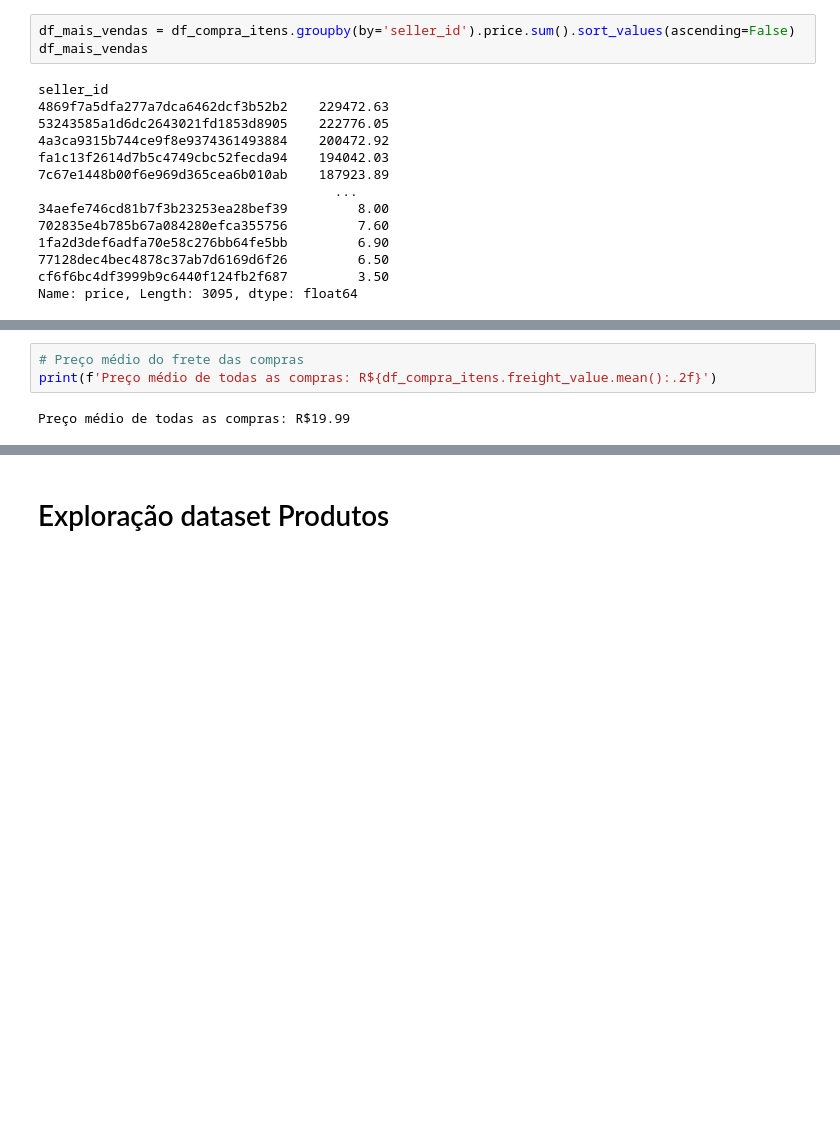
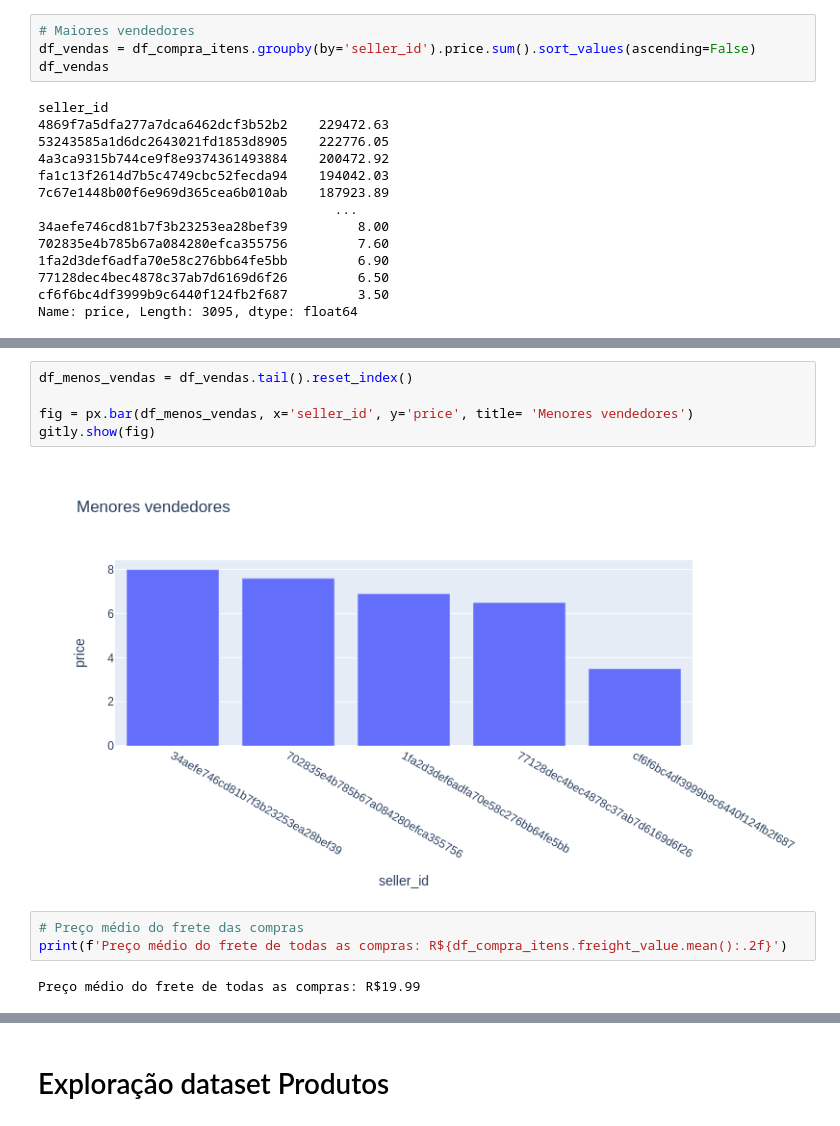
Before and after one commit to Lucas-Buk/Introducao-Ciencia-de-Dados, a Jupyter notebook: Aula_1_Exploração_Olist.ipynb, the cells around one changed output, grey strips where cells are left out. Saved outputs shown, nothing was run; the diff lists cells and outputs as text; blank space fills up the shorter version.

```diff
--- a/Aula_1_Exploração_Olist.ipynb
+++ b/Aula_1_Exploração_Olist.ipynb
@@ -111,8 +123,9 @@ print(f'Preço médio de todas as compras: R${df_compra_itens.price.mean():.2f}'
 # %% [output]
 Preço médio de todas as compras: R$120.65
 # %%
-df_mais_vendas = df_compra_itens.groupby(by='seller_id').price.sum().sort_values(ascending=False)
-df_mais_vendas
+# Maiores vendedores
+df_vendas = df_compra_itens.groupby(by='seller_id').price.sum().sort_values(ascending=False)
+df_vendas
 # %% [output]
 seller_id
 4869f7a5dfa277a7dca6462dcf3b52b2    229472.63
@@ -134,10 +147,17 @@ fig = px.bar(data, x='seller_id', y='price', title= 'Dez maiores vendedores')
 gitly.show(fig)
 # %% [output]
 [figure]
+# %%
+df_menos_vendas = df_vendas.tail().reset_index()
+
+fig = px.bar(df_menos_vendas, x='seller_id', y='price', title= 'Menores vendedores')
+gitly.show(fig)
+# %% [output]
+[figure, added]
 # %%
 # Preço médio do frete das compras
-print(f'Preço médio de todas as compras: R${df_compra_itens.freight_value.mean():.2f}')
+print(f'Preço médio do frete de todas as compras: R${df_compra_itens.freight_value.mean():.2f}')
 # %% [output]
-Preço médio de todas as compras: R$19.99
+Preço médio do frete de todas as compras: R$19.99
 # %%
 # Preço médio total das compras (preço do produto + frete)
```
Also changed, not shown: parts of 42 cells of this notebook.
